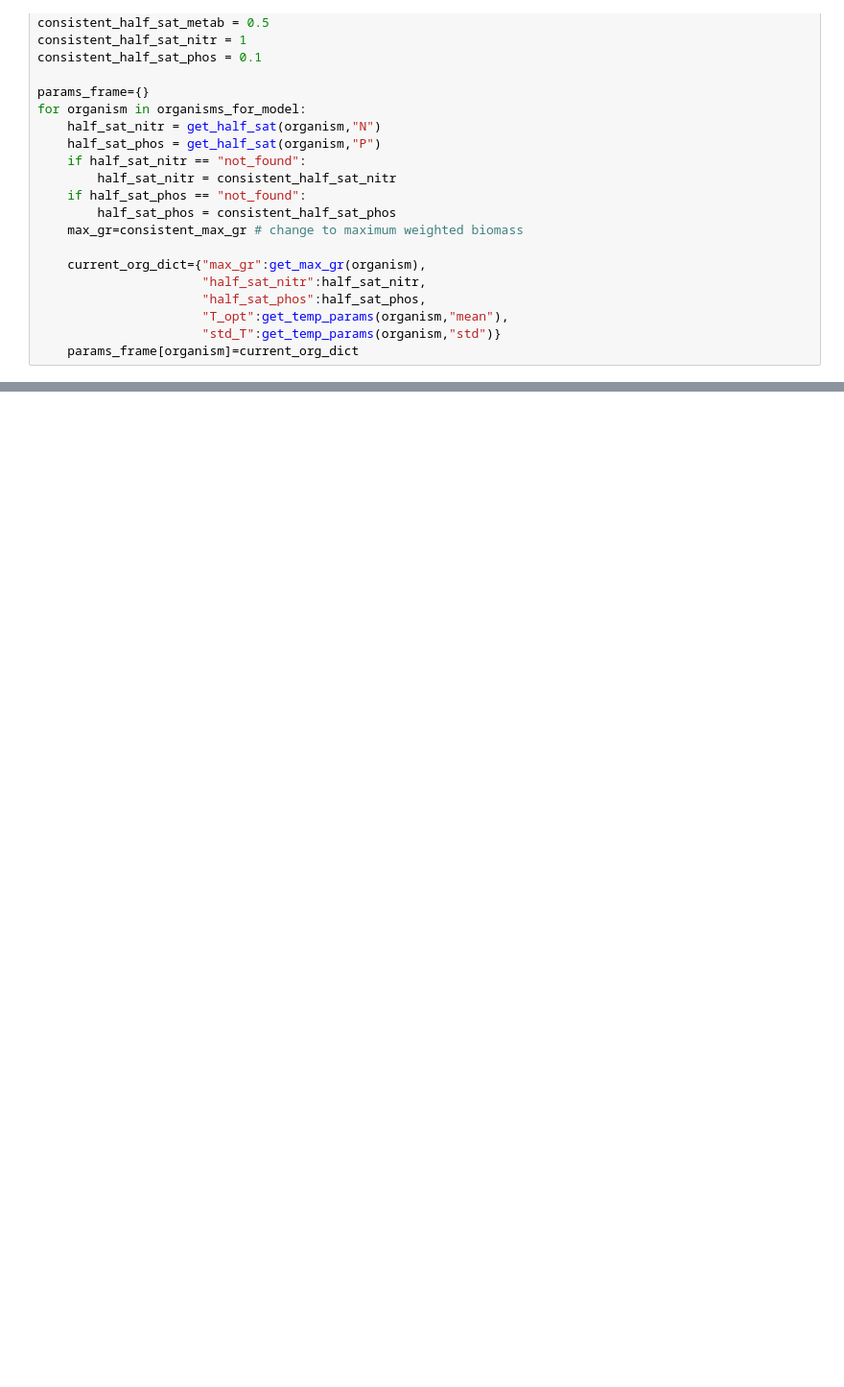
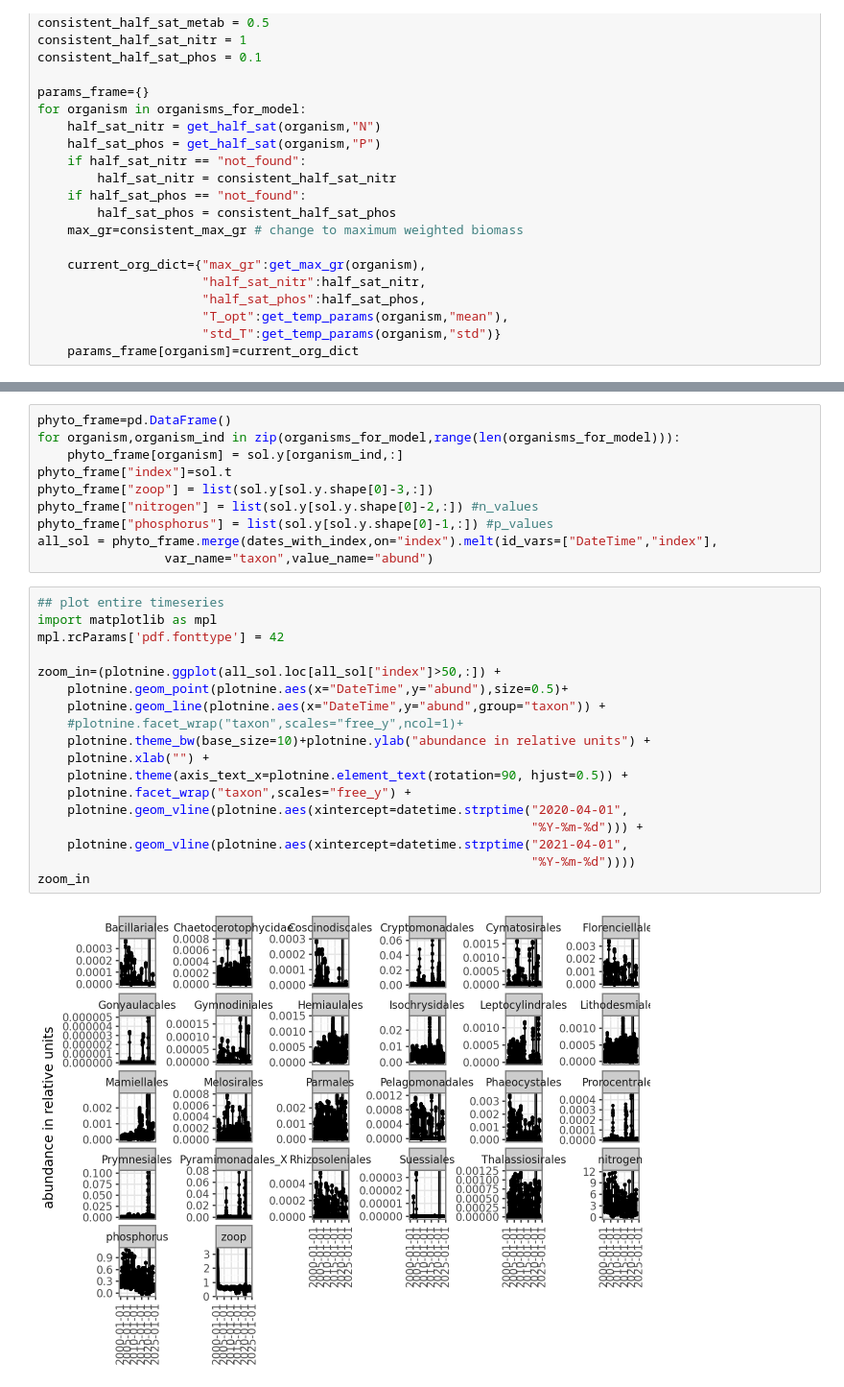
Before and after one commit to akrinos/2026-krinos-metaT-informed, a Jupyter notebook: model_notebooks/Model_MetaT_Informed.ipynb, the cells around one changed output, grey strips where cells are left out. Shown at 96% size. Drawn from its saved outputs; the diff is of its cells as text; blank space fills up the shorter version.

```diff
--- a/model_notebooks/Model_MetaT_Informed.ipynb
+++ b/model_notebooks/Model_MetaT_Informed.ipynb
@@ -90,0 +808,30 @@ for organism in organisms_for_model:
+# %%
+phyto_frame=pd.DataFrame()
+for organism,organism_ind in zip(organisms_for_model,range(len(organisms_for_model))):
+    phyto_frame[organism] = sol.y[organism_ind,:]
+phyto_frame["index"]=sol.t
+phyto_frame["zoop"] = list(sol.y[sol.y.shape[0]-3,:])
+phyto_frame["nitrogen"] = list(sol.y[sol.y.shape[0]-2,:]) #n_values
+phyto_frame["phosphorus"] = list(sol.y[sol.y.shape[0]-1,:]) #p_values
+all_sol = phyto_frame.merge(dates_with_index,on="index").melt(id_vars=["DateTime","index"],
+                 var_name="taxon",value_name="abund")
+# %%
+## plot entire timeseries
+import matplotlib as mpl
+mpl.rcParams['pdf.fonttype'] = 42
+
+zoom_in=(plotnine.ggplot(all_sol.loc[all_sol["index"]>50,:]) +
+    plotnine.geom_point(plotnine.aes(x="DateTime",y="abund"),size=0.5)+
+    plotnine.geom_line(plotnine.aes(x="DateTime",y="abund",group="taxon")) +
+    #plotnine.facet_wrap("taxon",scales="free_y",ncol=1)+
+    plotnine.theme_bw(base_size=10)+plotnine.ylab("abundance in relative units") +
+    plotnine.xlab("") +
+    plotnine.theme(axis_text_x=plotnine.element_text(rotation=90, hjust=0.5)) +
+    plotnine.facet_wrap("taxon",scales="free_y") +
+    plotnine.geom_vline(plotnine.aes(xintercept=datetime.strptime("2020-04-01",
+                                                                  "%Y-%m-%d"))) +
+    plotnine.geom_vline(plotnine.aes(xintercept=datetime.strptime("2021-04-01",
+                                                                  "%Y-%m-%d"))))
+zoom_in
+# %% [output]
+[figure, added]
```
Also changed, not shown: parts of 13 cells of this notebook, 2 other files.
